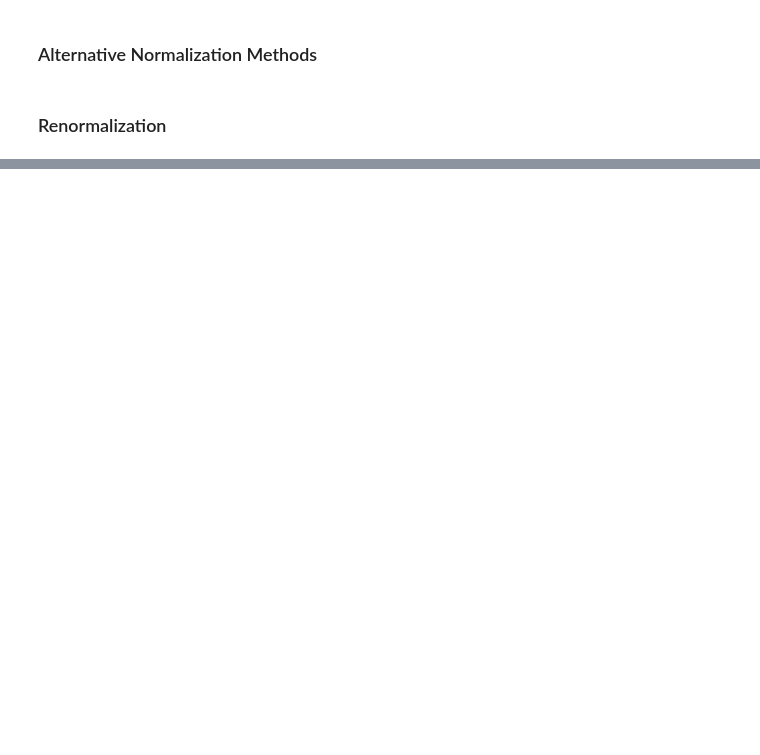
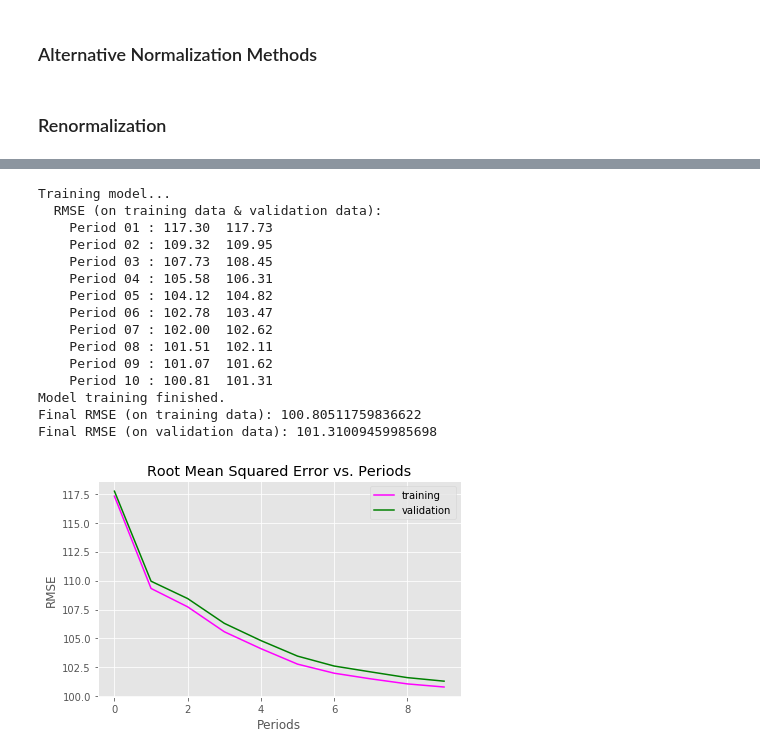
Before and after one commit to acesaif/ml_crash_course, a Jupyter notebook: imporve_neural_net_performance/ml_improve_net_performance.ipynb, the cells around one changed output, grey strips where cells are left out. Drawn from its saved outputs; the diff is of its cells as text; code cells hidden in the pictures; blank space fills up the shorter version.

```diff
--- a/imporve_neural_net_performance/ml_improve_net_performance.ipynb
+++ b/imporve_neural_net_performance/ml_improve_net_performance.ipynb
@@ -510,0 +513,14 @@ Final RMSE (on validation data): 68.33280716272485
+# %%
+def location_lat_lon(examples_dataframe):
+    processed_features = pd.DataFrame()
+    processed_features["latitude"] = linear_scale(examples_dataframe["latitude"])
+    processed_features["longitude"] = linear_scale(examples_dataframe["longitude"])
+    return processed_features
+
+ll_dataframe = location_lat_lon(preprocess_features(california_housing_dataframe))
+display.display(ll_dataframe.describe())
+
+ll_training_examples = ll_dataframe.head(12000)
+display.display(ll_training_examples.describe())
+ll_validation_examples = ll_dataframe.tail(5000)
+display.display(ll_validation_examples.describe())
@@ -510,0 +555,28 @@ Final RMSE (on validation data): 68.33280716272485
+# %%
+_ = train_nn_regressor_model(
+    my_optimizer = tf.train.AdagradOptimizer(learning_rate=0.05),
+    steps = 500,
+    batch_size = 50,
+    hidden_units = [10, 10, 5, 5, 5],
+    training_examples = ll_training_examples,
+    training_targets = training_targets,
+    validation_examples = ll_validation_examples,
+    validation_targets = validation_targets
+)
+# %% [output]
+Training model...
+  RMSE (on training data & validation data):
+    Period 01 : 117.30  117.73
+    Period 02 : 109.32  109.95
+    Period 03 : 107.73  108.45
+    Period 04 : 105.58  106.31
+    Period 05 : 104.12  104.82
+    Period 06 : 102.78  103.47
+    Period 07 : 102.00  102.62
+    Period 08 : 101.51  102.11
+    Period 09 : 101.07  101.62
+    Period 10 : 100.81  101.31
+Model training finished.
+Final RMSE (on training data): 100.80511759836622
+Final RMSE (on validation data): 101.31009459985698
+[figure, added]
```
Also changed, not shown: parts of 13 cells of this notebook.
